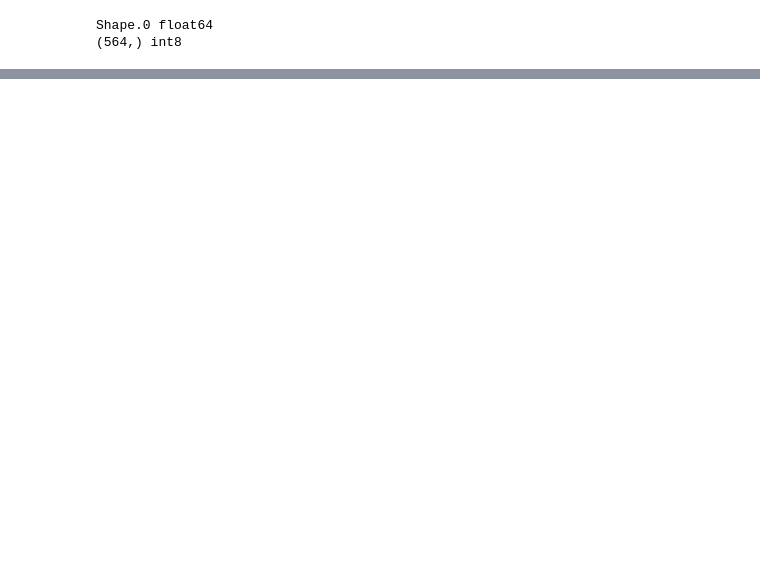
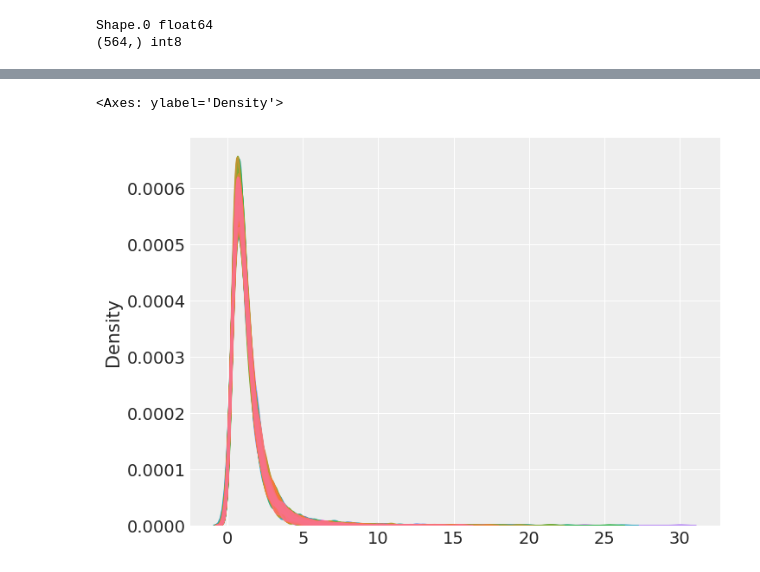
Before and after one commit to pscicluna/LMC_Machine_Learning, a Jupyter notebook: src/lmc_machine_learning/test_model.ipynb, the cells around one changed output, grey strips where cells are left out. Drawn from its saved outputs; the diff is of its cells as text; code cells hidden in the pictures; blank space fills up the shorter version.

```diff
--- a/src/lmc_machine_learning/test_model.ipynb
+++ b/src/lmc_machine_learning/test_model.ipynb
@@ -315,0 +450,5 @@ print(tracker['mean'][0].shape, tracker['std'][0].shape)
+# %%
+sns.kdeplot(advi_sample.posterior["true_sigma_unobserved"].values[0], legend=False)
+# %% [output]
+<Axes: ylabel='Density'>
+[figure, added]
```
Also changed, not shown: parts of 23 cells of this notebook.
